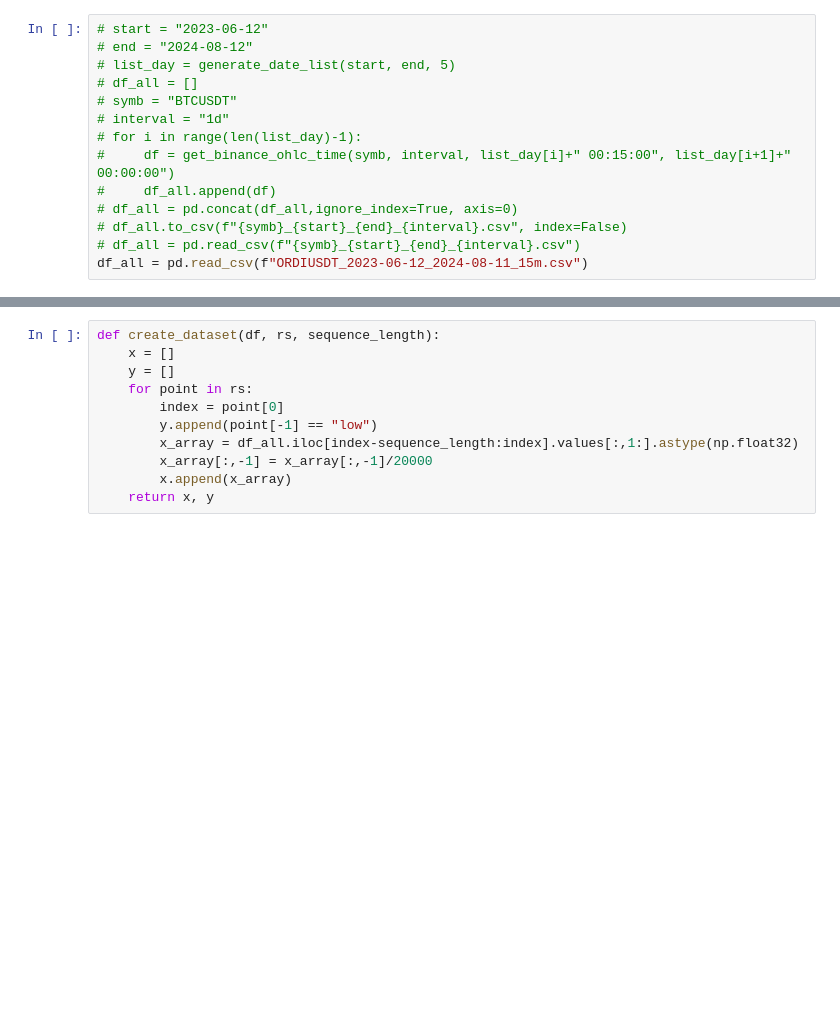
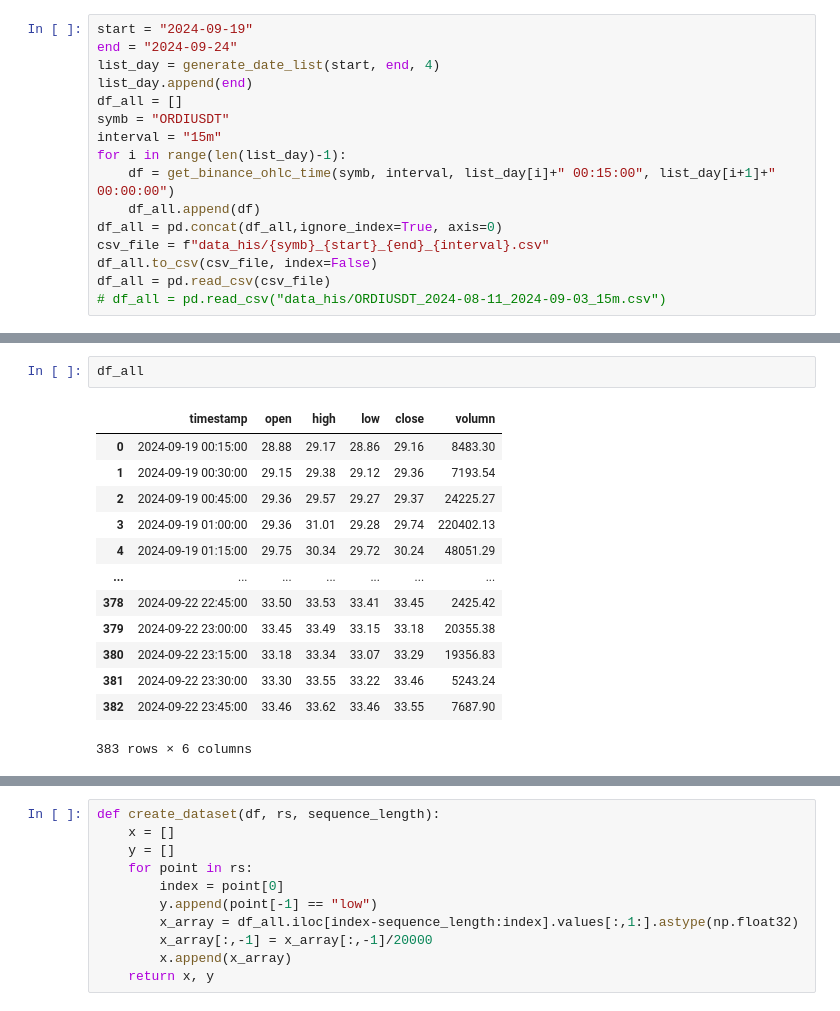
Before and after one commit to khiemdoan/qcuongning-binance-future, a Jupyter notebook: search.ipynb, the cells around one changed output, grey strips where cells are left out. Cells and saved outputs as stored; diff of their text form; blank space fills up the shorter version.

```diff
--- a/search.ipynb
+++ b/search.ipynb
@@ -179,16 +189,18 @@ def rule(df_btc, df, tp=1, sl=5, money=1000, model = None, num_random=10000, win
 
     return results, index_condition, number_high, number_low, list_reward, prices_list
 # %%
-# start = "2023-06-12"
-# end = "2024-08-12"
-# list_day = generate_date_list(start, end, 5)
-# df_all = []
-# symb = "BTCUSDT"
-# interval = "1d"
-# for i in range(len(list_day)-1):
-#     df = get_binance_ohlc_time(symb, interval, list_day[i]+" 00:15:00", list_day[i+1]+" 00:00:00")
-#     df_all.append(df)
-# df_all = pd.concat(df_all,ignore_index=True, axis=0)
-# df_all.to_csv(f"{symb}_{start}_{end}_{interval}.csv", index=False)
-# df_all = pd.read_csv(f"{symb}_{start}_{end}_{interval}.csv")
-df_all = pd.read_csv(f"ORDIUSDT_2023-06-12_2024-08-11_15m.csv")
+start = "2024-09-19"
+end = "2024-09-24"
+list_day = generate_date_list(start, end, 4)
+list_day.append(end)
+df_all = []
+symb = "ORDIUSDT"
+interval = "15m"
+for i in range(len(list_day)-1):
+    df = get_binance_ohlc_time(symb, interval, list_day[i]+" 00:15:00", list_day[i+1]+" 00:00:00")
+    df_all.append(df)
+df_all = pd.concat(df_all,ignore_index=True, axis=0)
+csv_file = f"data_his/{symb}_{start}_{end}_{interval}.csv"
+df_all.to_csv(csv_file, index=False)
+df_all = pd.read_csv(csv_file)
+# df_all = pd.read_csv("data_his/ORDIUSDT_2024-08-11_2024-09-03_15m.csv")
@@ -195 +210,17 @@ df_all = pd.read_csv(f"ORDIUSDT_2023-06-12_2024-08-11_15m.csv")
+# %%
+df_all
+# %% [output]
+|  | timestamp | open | high | low | close | volumn |
+| 0 | 2024-09-19 00:15:00 | 28.88 | 29.17 | 28.86 | 29.16 | 8483.30 |
+| 1 | 2024-09-19 00:30:00 | 29.15 | 29.38 | 29.12 | 29.36 | 7193.54 |
+| 2 | 2024-09-19 00:45:00 | 29.36 | 29.57 | 29.27 | 29.37 | 24225.27 |
+| 3 | 2024-09-19 01:00:00 | 29.36 | 31.01 | 29.28 | 29.74 | 220402.13 |
+| 4 | 2024-09-19 01:15:00 | 29.75 | 30.34 | 29.72 | 30.24 | 48051.29 |
+| ... | ... | ... | ... | ... | ... | ... |
+| 378 | 2024-09-22 22:45:00 | 33.50 | 33.53 | 33.41 | 33.45 | 2425.42 |
+| 379 | 2024-09-22 23:00:00 | 33.45 | 33.49 | 33.15 | 33.18 | 20355.38 |
+| 380 | 2024-09-22 23:15:00 | 33.18 | 33.34 | 33.07 | 33.29 | 19356.83 |
+| 381 | 2024-09-22 23:30:00 | 33.30 | 33.55 | 33.22 | 33.46 | 5243.24 |
+| 382 | 2024-09-22 23:45:00 | 33.46 | 33.62 | 33.46 | 33.55 | 7687.90 |
+383 rows × 6 columns
 # %%
```
Also changed, not shown: parts of 30 cells of this notebook, 10 other files.
